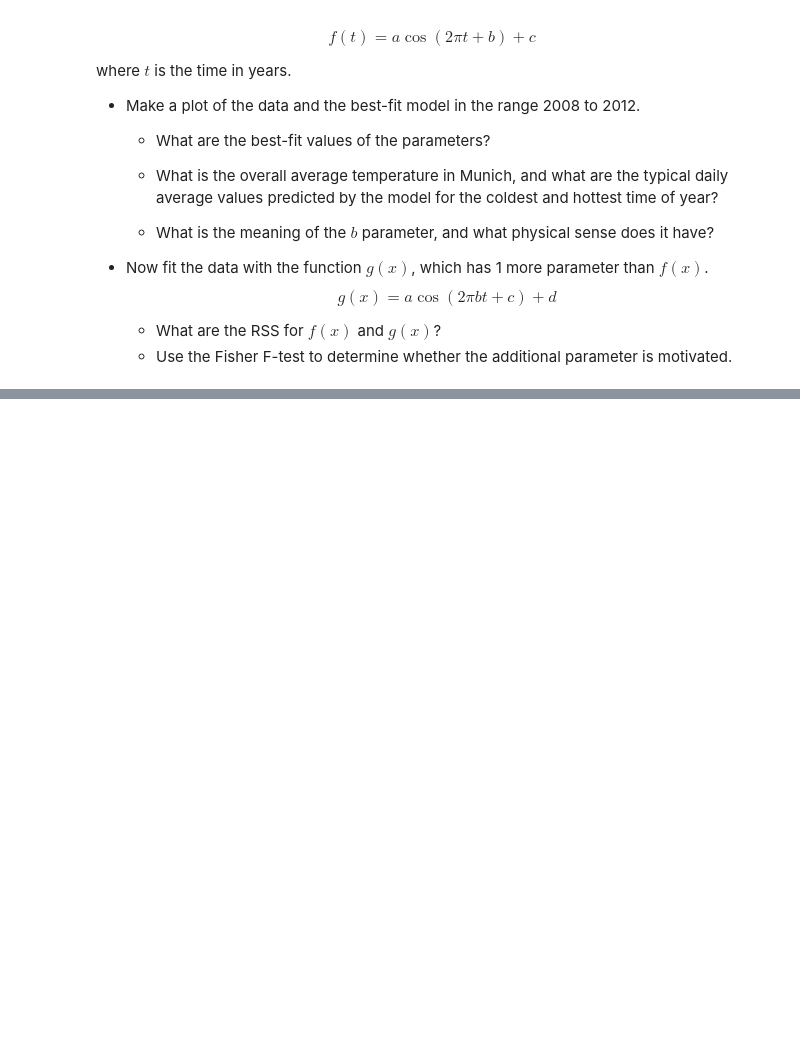
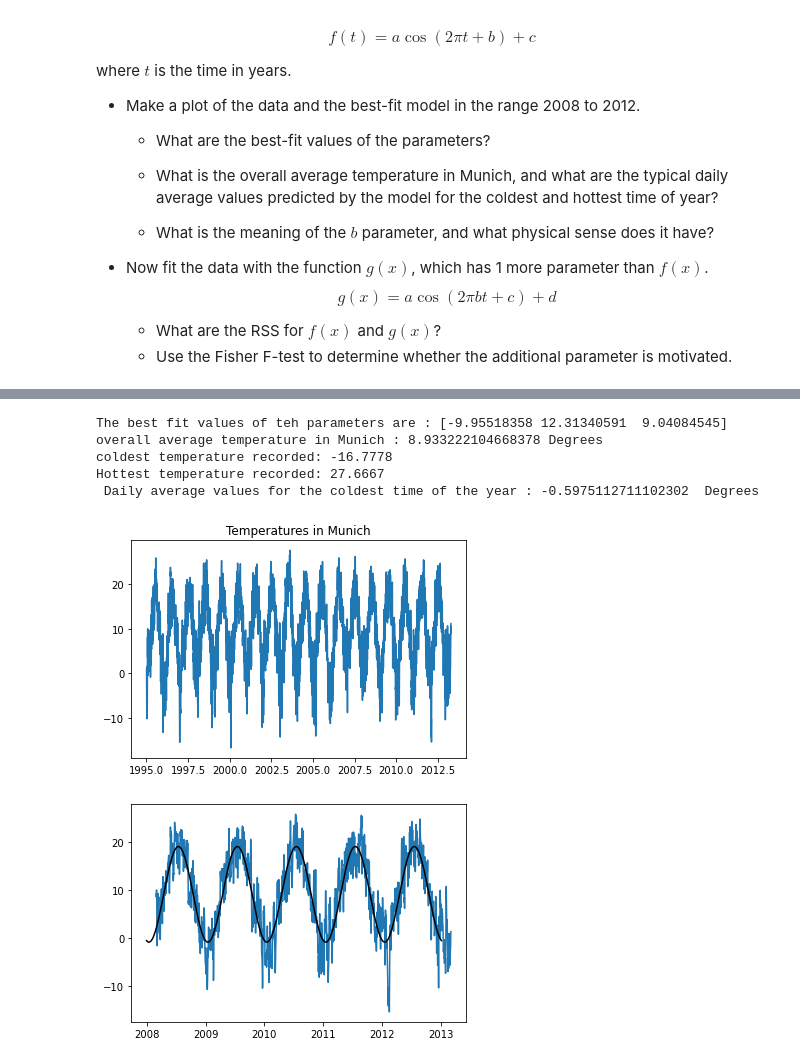
Before and after one commit to shalinimada/ScientificComputingWithPython2022, a Jupyter notebook: 10ex_tests.ipynb, the cells around one changed output, grey strips where cells are left out. Cells and saved outputs as stored; diff of their text form; code cells hidden in the pictures; blank space fills up the shorter version.

```diff
--- a/10ex_tests.ipynb
+++ b/10ex_tests.ipynb
@@ -260,0 +283,40 @@ $$g(x) = a \cos(2\pi b t + c)+d$$
+# %%
+import numpy as np
+# loading the text file
+date, temperature = np.loadtxt('data/munich_temperatures_average_with_bad_data.txt', unpack=True)
+# we have a huge amount of data.
+# removing the bad values from the data
+retain = np.abs(temperature) < 90
+date = date[retain]
+temperature = temperature[retain]
+plt.plot(date,temperature)
+plt.title("Temperatures in Munich")
+#defining the function
+def func(t, a, b, c):
+        return a * np.cos(2 * np.pi * t + b) + c
+# using curve fit and plotting the data
+res, cov = optimize.curve_fit(func, date, temperature)
+plt.figure()
+# 2008 data begins on 4749th row and 2012 data begins on 6574th row
+plt.plot(date[4749:6574], temperature[4749:6574])
+years = np.linspace(2008, 2013, 365)
+plt.plot(years, func(years, *res), color='black')
+# What are the best-fit values of the parameters?
+print("The best fit values of teh parameters are :", res)
+# the overall average temperature in Munich
+print("overall average temperature in Munich :",np.mean(temperature),"Degrees")
+# daily average values predicted by the model for the coldest and hottest time of year
+print("coldest temperature recorded:",min(temperature))
+print("Hottest temperature recorded:",max(temperature))
+# Typical daily average values predicted by the model for the coldest time of year
+# coldest average values can be estimated by evaluating the model at t = 0
+coldest_temp = func(0, *res)
+print(" Daily average values for the coldest time of the year :",coldest_temp," Degrees")
+# %% [output]
+The best fit values of teh parameters are : [-9.95518358 12.31340591  9.04084545]
+overall average temperature in Munich : 8.933222104668378 Degrees
+coldest temperature recorded: -16.7778
+Hottest temperature recorded: 27.6667
+ Daily average values for the coldest time of the year : -0.5975112711102302  Degrees
+[figure, added]
+[figure, added]
```
Also changed, not shown: parts of 5 cells of this notebook.
